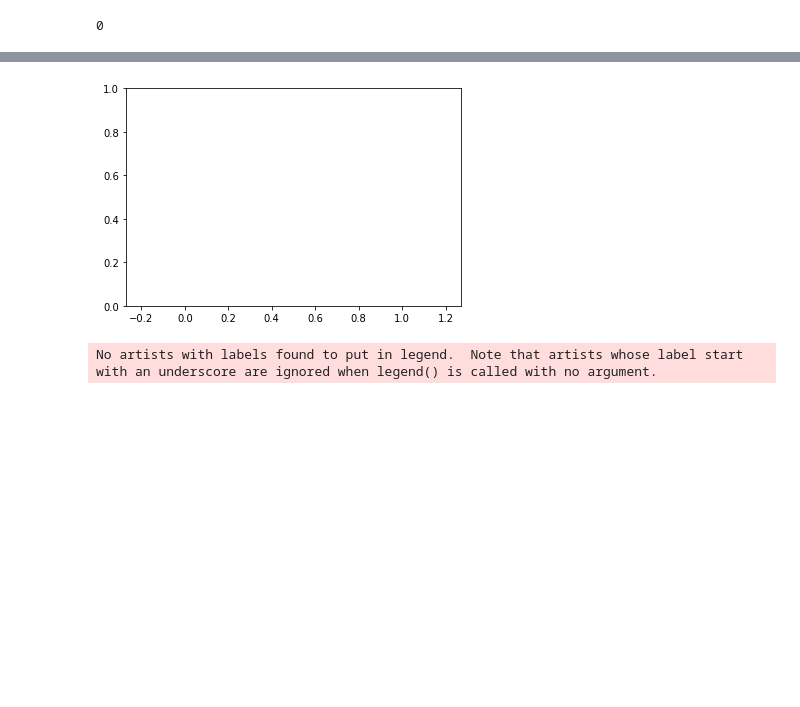
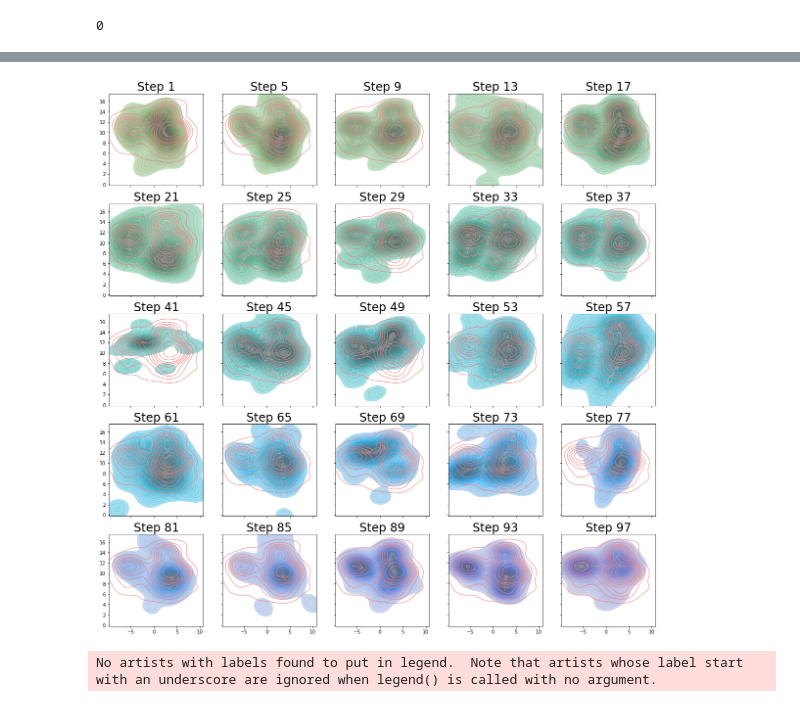
Before and after one commit to marinegor/Linear-accelerated-docking, a Jupyter notebook: notebooks/VLS_iterations_chemical_space.ipynb, the cells around one changed output, grey strips where cells are left out. Cells and saved outputs as stored; diff of their text form; code cells hidden in the pictures; blank space fills up the shorter version.

```diff
--- a/notebooks/VLS_iterations_chemical_space.ipynb
+++ b/notebooks/VLS_iterations_chemical_space.ipynb
@@ -60,6 +70,8 @@ reducer = umap.UMAP(metric='jaccard').fit(subset
 # %%
 iterations_stacked = np.vstack([arr for arr in iterations.values()])
 embedding = reducer.transform(iterations_stacked)
+# %%
+top_emgedding = reducer.transform(top_fingerprints)
 # %%
 full_colors = np.array([i for i, arr in iterations.items() for _ in range(len(arr))])
 skip = 100
@@ -89,5 +101,3 @@ No artists with labels found to put in legend.  Note that artists whose label st
-# %%
-n = 3
 # %%
 full_colors = np.array([i for i, arr in iterations.items() for _ in range(len(arr))])
 n_colors = len(set(full_colors))
@@ -126,9 +130,0 @@ def plot_for_iteration(n: int, ax: object, skip: int = 100, embedding=embedding)
-# %%
-fig, ax = plt.subplots()
-ax.set_xlim((xmin, xmax))
-ax.set_ylim((ymin, ymax))
-
-for i in range(10):
-    plot_for_iteration(i, ax)
-# %% [output]
-[figure, removed]
@@ -139,3 +131,35 @@ np.save('AmpC_default_umap_embeddings__colors', np.array(colors))
+# %%
+fig, axs = plt.subplots(5, 5, figsize=(4 * 5, 4 * 5), sharex=True, sharey=True)
+
+x0 = y0 = float("inf")
+x1 = y1 = float("-inf")
+skip = 10
+
+for i, ax in enumerate(axs.flatten()):
+    plot_top_on(ax, skip=skip)
+    plot_for_iteration(4 * i, ax, skip=skip)
+    ax.set_title(f"Step {i*4+1}", size=24)
+    # ax.axis('off')
+    x0n, x1n = ax.get_xlim()
+    y0n, y1n = ax.get_ylim()
+
+    x0 = min(x0, x0n)
+    x1 = max(x1, x1n)
+    y0 = min(y0, y0n)
+    y1 = max(y0, y1n)
+
+dx = (x1 - x0) / 5
+dy = (y1 - y0) / 5
+x0, x1 = x0 + dx, x1 - dx
+y0, y1 = y0 + dy, y1 - dy
+
+
+plt.setp(axs, xlim=(x0, x1), ylim=(y0, y1))
+plt.savefig("../Supp_Figure_X_jaccard_UMAP_kde.png", dpi=300)
+# ax.set_xlim((xmin, xmax))
+# ax.set_ylim((ymin, ymax))
+# %% [output]
+[figure, added]
 # %%
 import umap
 # %%
```
Also changed, not shown: parts of 8 cells of this notebook, 5 other files.
